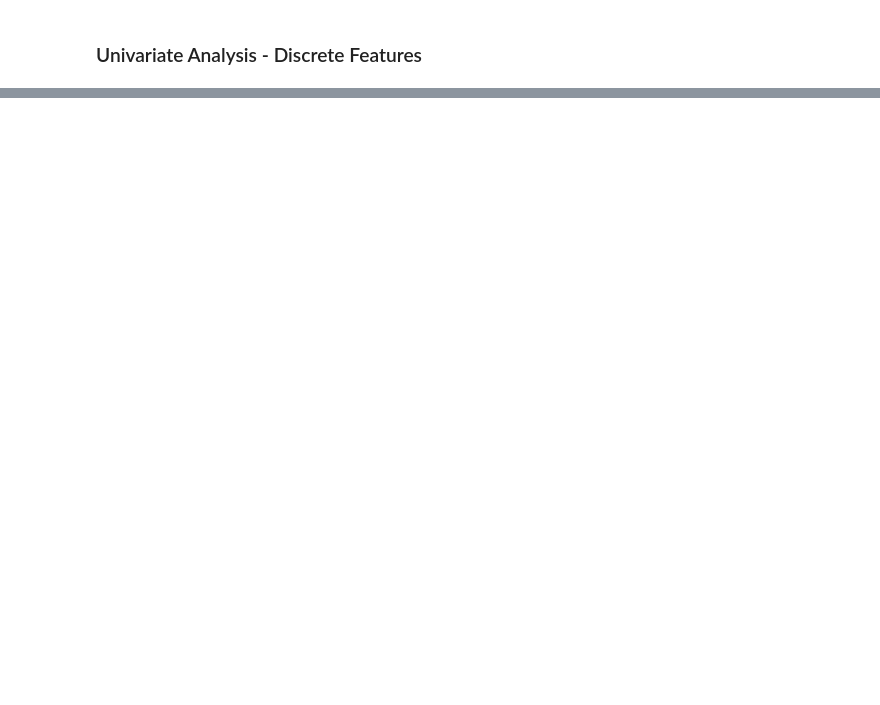
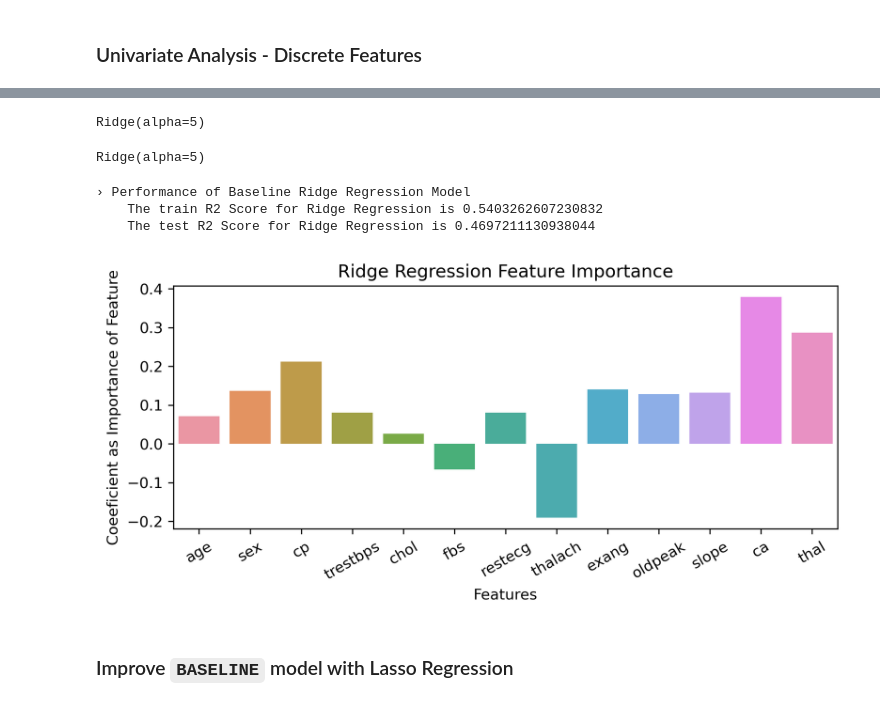
Before and after one commit to viralbthakar/CP8210-DB-Design, a Jupyter notebook: Assignment - 2 - StatsModels/Sollution.ipynb, the cells around one changed output, grey strips where cells are left out. Saved outputs shown, nothing was run; the diff lists cells and outputs as text; code cells hidden in the pictures; blank space fills up the shorter version.

```diff
--- a/Assignment - 2 - StatsModels/Sollution.ipynb
+++ b/Assignment - 2 - StatsModels/Sollution.ipynb
@@ -425,0 +614,3 @@ for discrete_column in discrete_columns:
+# %%
+linear_regression = LinearRegression(fit_intercept=True, n_jobs=-1)
+linear_regression.fit(x_train, y_train)
@@ -425,0 +645,10 @@ for discrete_column in discrete_columns:
+# %%
+alpha_space = list(np.logspace(-4, 0, 30))   # Checking for alpha from .0001 to 1 and finding the best value for alpha
+parameters = {'alpha': alpha_space + [5, 10, 15]}
+# %%
+# define the model/ estimator
+ridge_regressor = Ridge()
+# define the grid search
+Ridge_reg= GridSearchCV(ridge_regressor, parameters, scoring='r2', cv=5, n_jobs=-1)
+#fit the grid search
+Ridge_reg.fit(x_train, y_train)
@@ -425,0 +673,11 @@ for discrete_column in discrete_columns:
+# %%
+# best estimator
+print(Ridge_reg.best_estimator_)
+# %% [output]
+Ridge(alpha=5)
+# %%
+# best model
+ridge_regression_model = Ridge_reg.best_estimator_
+ridge_regression_model.fit(x_train, y_train)
+# %% [output]
+Ridge(alpha=5)
@@ -425,0 +687,14 @@ for discrete_column in discrete_columns:
+# %%
+styled_print("Performance of Baseline Ridge Regression Model", header=True)
+styled_print(f"The train R2 Score for Ridge Regression is {train_r2_score}")
+styled_print(f"The test R2 Score for Ridge Regression is {test_r2_score}")
+# %% [output]
+› Performance of Baseline Ridge Regression Model
+    The train R2 Score for Ridge Regression is 0.5403262607230832
+    The test R2 Score for Ridge Regression is 0.4697211130938044
+# %%
+feature_importance = traditional_feature_importance(ridge_regression_model, x_train, figsize=(8, 3), title="Ridge Regression Feature Importance")
+# %% [output]
+[figure, added]
+# %% [markdown]
+### Improve `BASELINE` model with Lasso Regression
```
Also changed, not shown: parts of 94 cells of this notebook, 34 other files.
